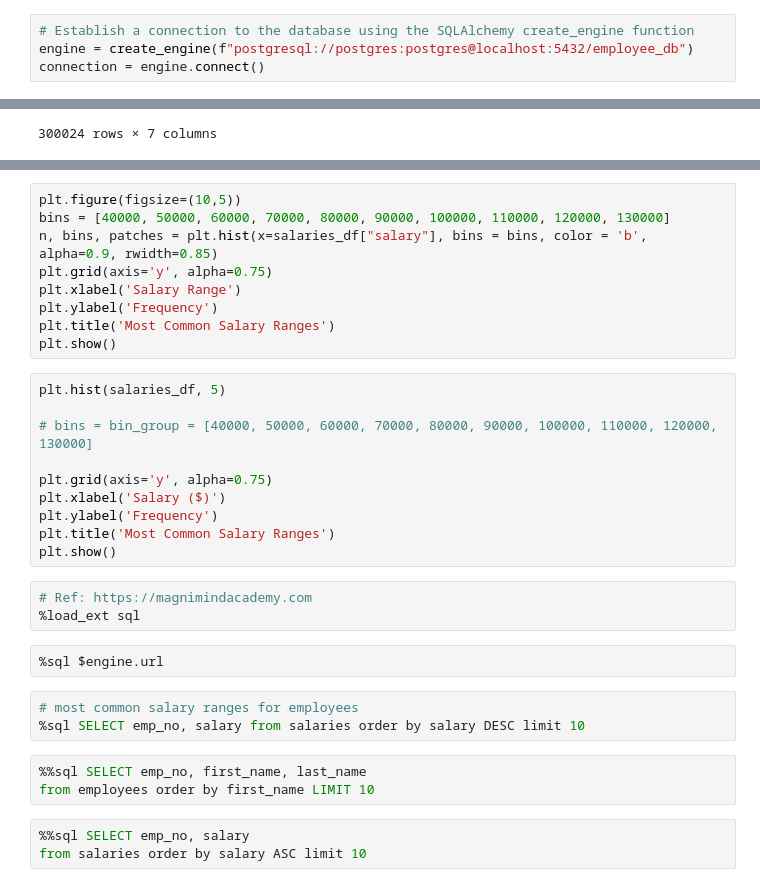
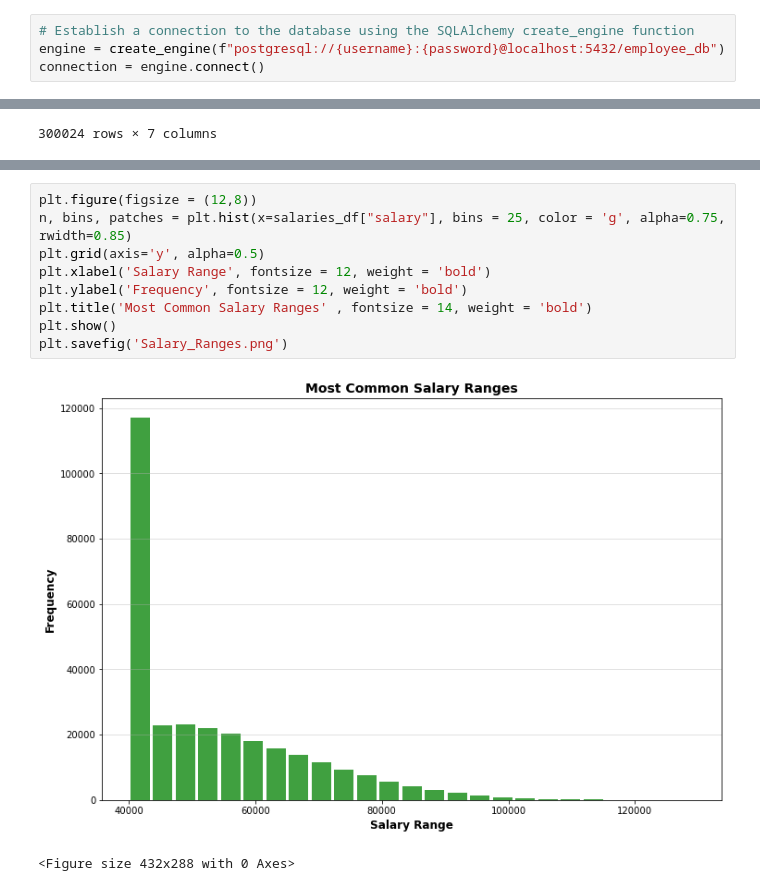
Before and after one commit to GILEV0/SQL-Challenge, a Jupyter notebook: EmployeeSQL/employee_bonus.ipynb, the cells around one changed output, grey strips where cells are left out. Saved outputs shown, nothing was run; the diff lists cells and outputs as text.

```diff
--- a/EmployeeSQL/employee_bonus.ipynb
+++ b/EmployeeSQL/employee_bonus.ipynb
@@ -14,4 +23,4 @@ from sqlalchemy import create_engine
 # %%
 # Establish a connection to the database using the SQLAlchemy create_engine function
-engine = create_engine(f"postgresql://postgres:postgres@localhost:5432/employee_db")
+engine = create_engine(f"postgresql://{username}:{password}@localhost:5432/employee_db")
 connection = engine.connect()
@@ -54,35 +71,14 @@ salaries_df
 | 300023 | 499999 | 63707 |
 300024 rows × 2 columns
 # %%
-plt.figure(figsize=(10,5))
-bins = [40000, 50000, 60000, 70000, 80000, 90000, 100000, 110000, 120000, 130000]
-n, bins, patches = plt.hist(x=salaries_df["salary"], bins = bins, color = 'b', alpha=0.9, rwidth=0.85)
-plt.grid(axis='y', alpha=0.75)
-plt.xlabel('Salary Range')
-plt.ylabel('Frequency')
-plt.title('Most Common Salary Ranges')
+plt.figure(figsize = (12,8))
+n, bins, patches = plt.hist(x=salaries_df["salary"], bins = 25, color = 'g', alpha=0.75, rwidth=0.85)
+plt.grid(axis='y', alpha=0.5)
+plt.xlabel('Salary Range', fontsize = 12, weight = 'bold')
+plt.ylabel('Frequency', fontsize = 12, weight = 'bold')
+plt.title('Most Common Salary Ranges' , fontsize = 14, weight = 'bold')
 plt.show()
+plt.savefig('Salary_Ranges.png')
+# %% [output]
+[figure, added]
+<Figure size 432x288 with 0 Axes>
-# %%
-plt.hist(salaries_df, 5)
-
-# bins = bin_group = [40000, 50000, 60000, 70000, 80000, 90000, 100000, 110000, 120000, 130000]
-
-plt.grid(axis='y', alpha=0.75)
-plt.xlabel('Salary ($)')
-plt.ylabel('Frequency')
-plt.title('Most Common Salary Ranges')
-plt.show()
-# %%
-# Ref: https://magnimindacademy.com
-%load_ext sql
-# %%
-%sql $engine.url
-# %%
-# most common salary ranges for employees
-%sql SELECT emp_no, salary from salaries order by salary DESC limit 10
-# %%
-%%sql SELECT emp_no, first_name, last_name
-from employees order by first_name LIMIT 10
-# %%
-%%sql SELECT emp_no, salary
-from salaries order by salary ASC limit 10
```
Also changed, not shown: parts of 10 cells of this notebook.
